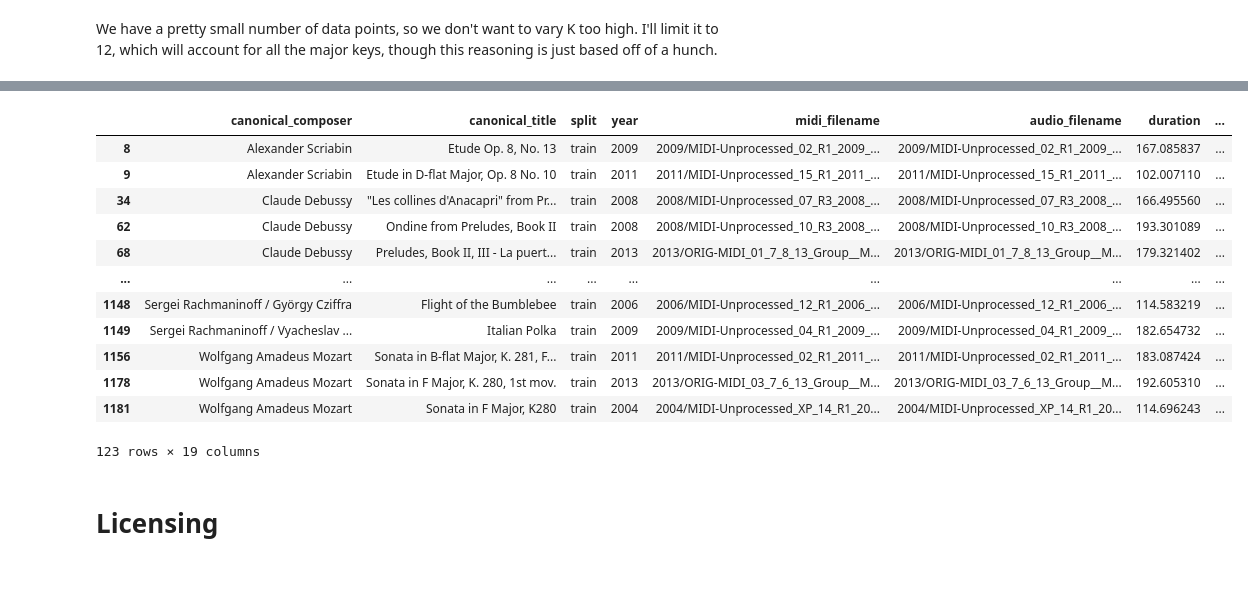
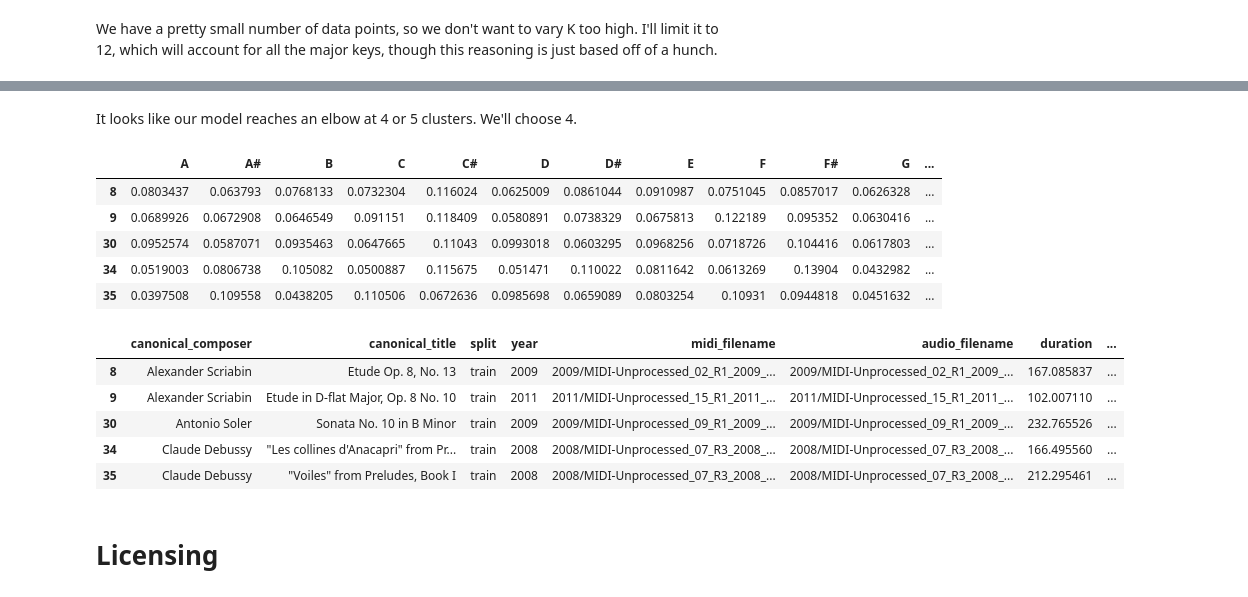
Before and after one commit to JerReiff/Chromagen, a Jupyter notebook: Analyzing_MAESTRO_Dataset.ipynb, the cells around one changed output, grey strips where cells are left out. Saved outputs shown, nothing was run; the diff lists cells and outputs as text; code cells hidden in the pictures.

Commit message:
Elbow method complete, cluster number chosen, dataframe merged

```diff
--- a/Analyzing_MAESTRO_Dataset.ipynb
+++ b/Analyzing_MAESTRO_Dataset.ipynb
@@ -148,12 +149,16 @@ def ssd(centroids, X):
     return np.sum(squared_distances)
 # %%
-SSD = dict.fromkeys(np.linspace(2,12,11),0)
+SSD = np.empty(11)
+
 for i in np.linspace(2,12,11, dtype = np.int):
+    temp = X.copy()
     centroids = initialize(i)
-    X = assign_clusters(centroids, X)
-    centroids = update_centroids(centroids, X)
-    for i in range(30):
-        X = assign_clusters(centroids, X)
-        centroids = update_centroids
-    SSD[i] = ssd(centroids, X)
+    temp = assign_clusters(centroids, temp)
+    centroids = update_centroids(centroids, temp)
+    for j in range(100):
+        temp = assign_clusters(centroids, temp)
+        centroids = update_centroids(centroids,temp)
+        print("{0:3d} clusters, {1:3d}\'th iteration".format(i, j+1), end="\r")
+    SSD[i-2] = ssd(centroids, temp)
+    temp.head()
 # %% [output]
@@ -163,5 +165,0 @@ plt.plot(SSD)
-# %%
-centroids = initialize(4)
-X = assign_clusters(centroids, X)
-centroids = update_centroids(centroids, X)
-X
@@ -202,3 +165,0 @@ X
-# %%
-X = assign_clusters(centroids, X)
-X
@@ -219,20 +174,35 @@ X
+# %% [markdown]
+It looks like our model reaches an elbow at 4 or 5 clusters. We'll choose 4.
+# %%
+centroids = initialize(4)
+temp = assign_clusters(centroids, X)
+centroids = update_centroids(centroids, temp)
+temp = assign_clusters(centroids, temp)
+for j in range(100):
+    centroids = update_centroids(centroids,temp)
+    temp = assign_clusters(centroids, temp)
+distances = ['Distance from {}'.format(i) for i in centroids.keys()]
+for i in distances:
+    del temp[i]
+temp.head()
+# %% [output]
+|  | A | A# | B | C | C# | D | D# | E | F | F# | G | ... |
+| 8 | 0.0803437 | 0.063793 | 0.0768133 | 0.0732304 | 0.116024 | 0.0625009 | 0.0861044 | 0.0910987 | 0.0751045 | 0.0857017 | 0.0626328 | ... |
+| 9 | 0.0689926 | 0.0672908 | 0.0646549 | 0.091151 | 0.118409 | 0.0580891 | 0.0738329 | 0.0675813 | 0.122189 | 0.095352 | 0.0630416 | ... |
+| 30 | 0.0952574 | 0.0587071 | 0.0935463 | 0.0647665 | 0.11043 | 0.0993018 | 0.0603295 | 0.0968256 | 0.0718726 | 0.104416 | 0.0617803 | ... |
+| 34 | 0.0519003 | 0.0806738 | 0.105082 | 0.0500887 | 0.115675 | 0.051471 | 0.110022 | 0.0811642 | 0.0613269 | 0.13904 | 0.0432982 | ... |
+| 35 | 0.0397508 | 0.109558 | 0.0438205 | 0.110506 | 0.0672636 | 0.0985698 | 0.0659089 | 0.0803254 | 0.10931 | 0.0944818 | 0.0451632 | ... |
 # %%
 #merge on common indices
-df = pd.merge(df, X, left_index = True, right_index = True)
+final_df = pd.merge(df, temp, left_index = True, right_index = True)
+final_df.head()
 # %% [output]
 |  | canonical_composer | canonical_title | split | year | midi_filename | audio_filename | duration | ... |
 | 8 | Alexander Scriabin | Etude Op. 8, No. 13 | train | 2009 | 2009/MIDI-Unprocessed_02_R1_2009_... | 2009/MIDI-Unprocessed_02_R1_2009_... | 167.085837 | ... |
 | 9 | Alexander Scriabin | Etude in D-flat Major, Op. 8 No. 10 | train | 2011 | 2011/MIDI-Unprocessed_15_R1_2011_... | 2011/MIDI-Unprocessed_15_R1_2011_... | 102.007110 | ... |
+| 30 | Antonio Soler | Sonata No. 10 in B Minor | train | 2009 | 2009/MIDI-Unprocessed_09_R1_2009_... | 2009/MIDI-Unprocessed_09_R1_2009_... | 232.765526 | ... |
 | 34 | Claude Debussy | "Les collines d'Anacapri" from Pr... | train | 2008 | 2008/MIDI-Unprocessed_07_R3_2008_... | 2008/MIDI-Unprocessed_07_R3_2008_... | 166.495560 | ... |
-| 62 | Claude Debussy | Ondine from Preludes, Book II | train | 2008 | 2008/MIDI-Unprocessed_10_R3_2008_... | 2008/MIDI-Unprocessed_10_R3_2008_... | 193.301089 | ... |
-| 68 | Claude Debussy | Preludes, Book II, III - La puert... | train | 2013 | 2013/ORIG-MIDI_01_7_8_13_Group__M... | 2013/ORIG-MIDI_01_7_8_13_Group__M... | 179.321402 | ... |
-| ... | ... | ... | ... | ... | ... | ... | ... | ... |
-| 1148 | Sergei Rachmaninoff / György Cziffra | Flight of the Bumblebee | train | 2006 | 2006/MIDI-Unprocessed_12_R1_2006_... | 2006/MIDI-Unprocessed_12_R1_2006_... | 114.583219 | ... |
-| 1149 | Sergei Rachmaninoff / Vyacheslav ... | Italian Polka | train | 2009 | 2009/MIDI-Unprocessed_04_R1_2009_... | 2009/MIDI-Unprocessed_04_R1_2009_... | 182.654732 | ... |
-| 1156 | Wolfgang Amadeus Mozart | Sonata in B-flat Major, K. 281, F... | train | 2011 | 2011/MIDI-Unprocessed_02_R1_2011_... | 2011/MIDI-Unprocessed_02_R1_2011_... | 183.087424 | ... |
-| 1178 | Wolfgang Amadeus Mozart | Sonata in F Major, K. 280, 1st mov. | train | 2013 | 2013/ORIG-MIDI_03_7_6_13_Group__M... | 2013/ORIG-MIDI_03_7_6_13_Group__M... | 192.605310 | ... |
-| 1181 | Wolfgang Amadeus Mozart | Sonata in F Major, K280 | train | 2004 | 2004/MIDI-Unprocessed_XP_14_R1_20... | 2004/MIDI-Unprocessed_XP_14_R1_20... | 114.696243 | ... |
+| 35 | Claude Debussy | "Voiles" from Preludes, Book I | train | 2008 | 2008/MIDI-Unprocessed_07_R3_2008_... | 2008/MIDI-Unprocessed_07_R3_2008_... | 212.295461 | ... |
-123 rows × 19 columns
 # %% [markdown]
 # Licensing
 # %% [markdown]
```
Also changed, not shown: parts of 13 cells of this notebook.
